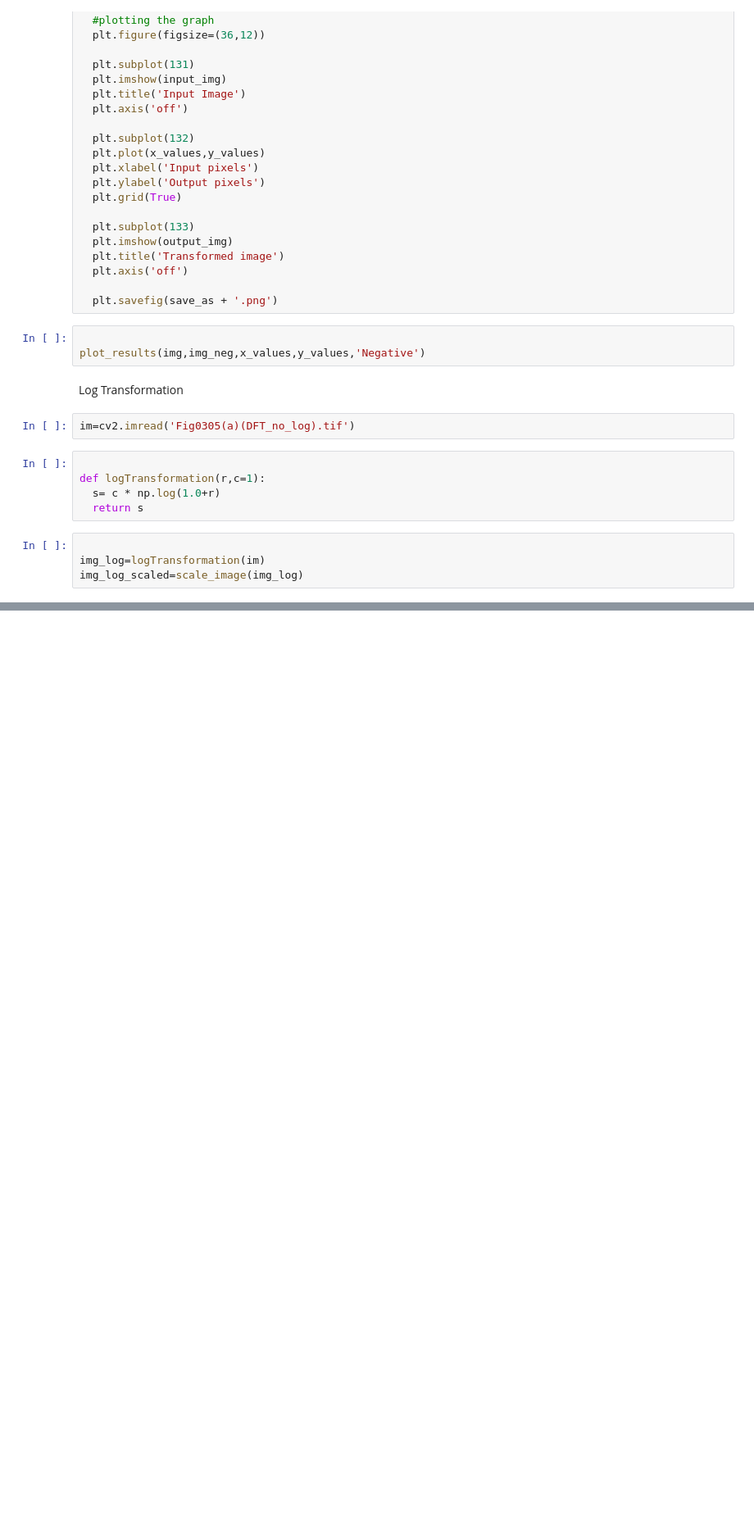
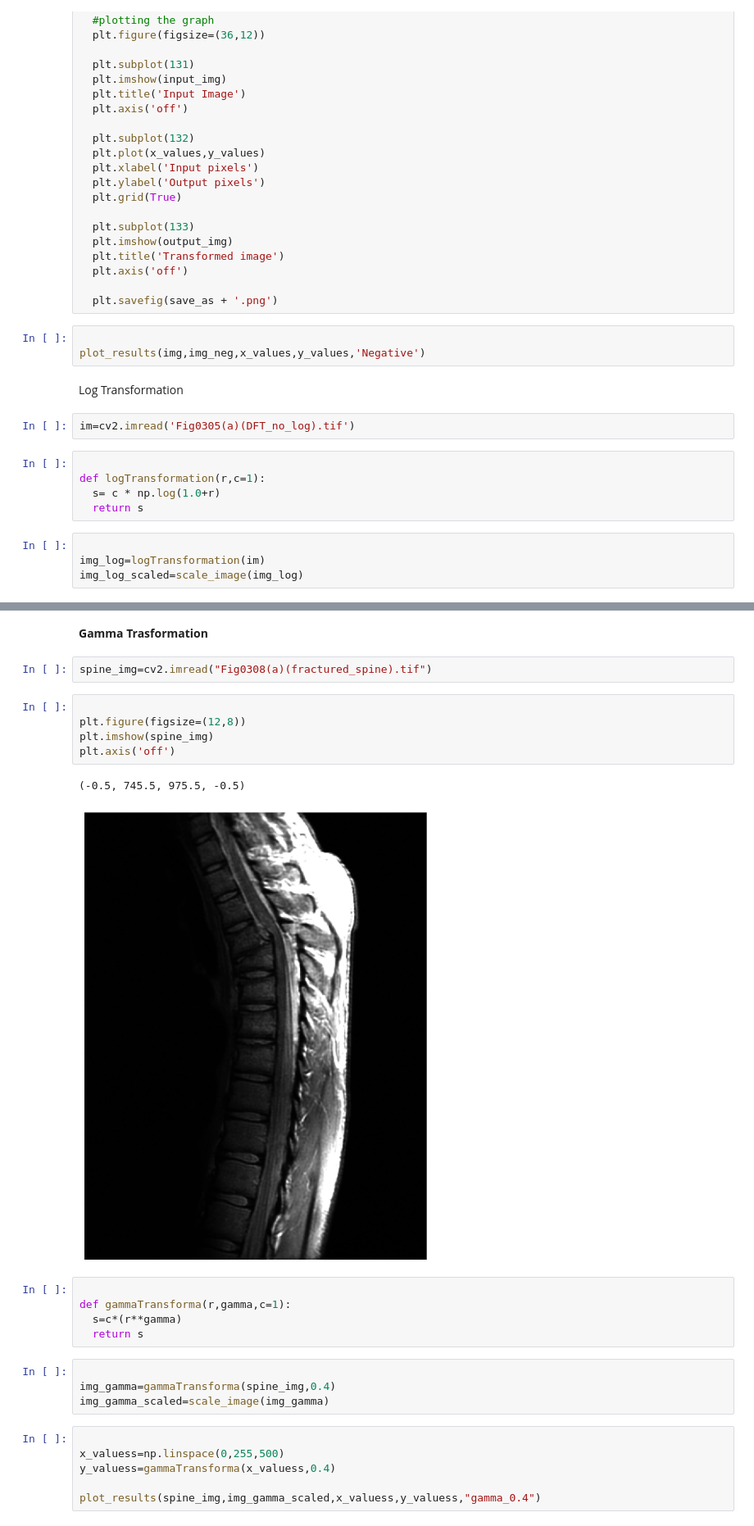
Before and after one commit to GeethmaMunasinghe/Digital_Image_Processing, a Jupyter notebook: Basic_Intensity_Transformation.ipynb, the cells around one changed output, grey strips where cells are left out. Shown at 82% size. Drawn from its saved outputs; the diff is of its cells as text; blank space fills up the shorter version.

```diff
--- a/Basic_Intensity_Transformation.ipynb
+++ b/Basic_Intensity_Transformation.ipynb
@@ -83,0 +82,29 @@ plot_results(im,img_log_scaled,x_values,y_values,'log')
+# %% [markdown]
+
+
+**Gamma Trasformation**
+# %%
+spine_img=cv2.imread("Fig0308(a)(fractured_spine).tif")
+# %%
+
+plt.figure(figsize=(12,8))
+plt.imshow(spine_img)
+plt.axis('off')
+# %% [output]
+(-0.5, 745.5, 975.5, -0.5)
+[figure, added]
+# %%
+
+def gammaTransforma(r,gamma,c=1):
+  s=c*(r**gamma)
+  return s
+# %%
+
+img_gamma=gammaTransforma(spine_img,0.4)
+img_gamma_scaled=scale_image(img_gamma)
+# %%
+
+x_valuess=np.linspace(0,255,500)
+y_valuess=gammaTransforma(x_valuess,0.4)
+
+plot_results(spine_img,img_gamma_scaled,x_valuess,y_valuess,"gamma_0.4")
```
Also changed, not shown: parts of 23 cells of this notebook.
